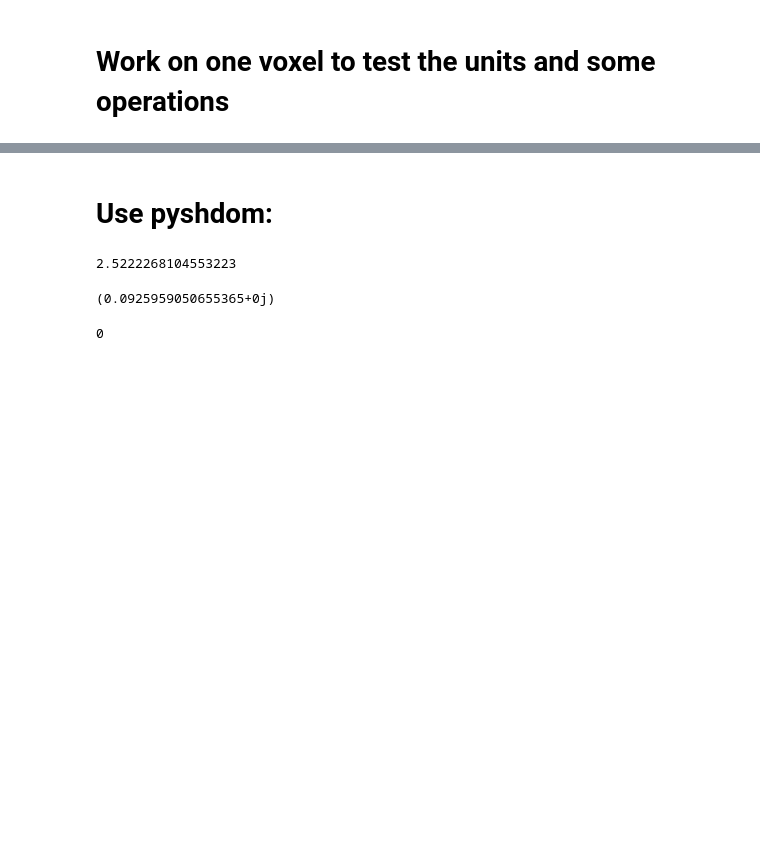
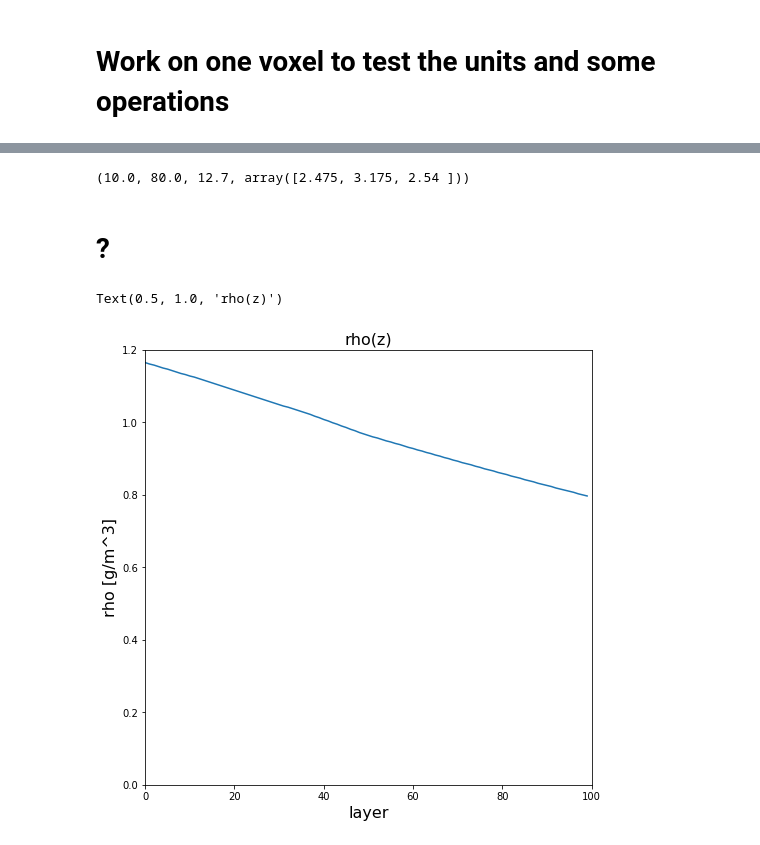
Before and after one commit to vholod/pyshdom, a Jupyter notebook: notebooks/Prepare_Clouds_For_Inverse.ipynb, the cells around one changed output, grey strips where cells are left out. Drawn from its saved outputs; the diff is of its cells as text; code cells hidden in the pictures; blank space fills up the shorter version.

```diff
--- a/notebooks/Prepare_Clouds_For_Inverse.ipynb
+++ b/notebooks/Prepare_Clouds_For_Inverse.ipynb
@@ -177,2 +520,9 @@ Eshkols N = 1.2449157238006592, tested (sanity check) N = 1.2449158376172944
+# %%
+
+
+res3d = (0.05,0.05,0.04)
+viz3D(S, res3d = res3d,title='re [um]')
+# %% [output]
+(10.0, 80.0, 12.7, array([2.475, 3.175, 2.54 ]))
 # %% [markdown]
-# Use pyshdom:
+# ?
@@ -192,14 +529,12 @@ mie_mono.compute_table()
-# %%
-ALPHA
-# %% [output]
-2.5222268104553223
-# %%
-b
-# %% [output]
-(0.0925959050655365+0j)
-# %%
-example_vox_indx = indxs[150]
-F = fails[example_vox_indx[0],example_vox_indx[1],example_vox_indx[2]]
-F
-# %% [output]
-0
+# %%
+
+f, ax = plt.subplots(1, 1, figsize=(8, 8))
+plt.plot(np.arange(100),rho,label='rho')
+plt.xlim([0 ,100])
+plt.ylim([0 ,1.2])
+plt.xlabel('layer', fontsize=16)
+plt.ylabel('rho [g/m^3]', fontsize=16)
+plt.title('rho(z)', fontsize=16)
+# %% [output]
+Text(0.5, 1.0, 'rho(z)')
+[figure, added]
```
Also changed, not shown: parts of 15 cells of this notebook, 10 other files.
